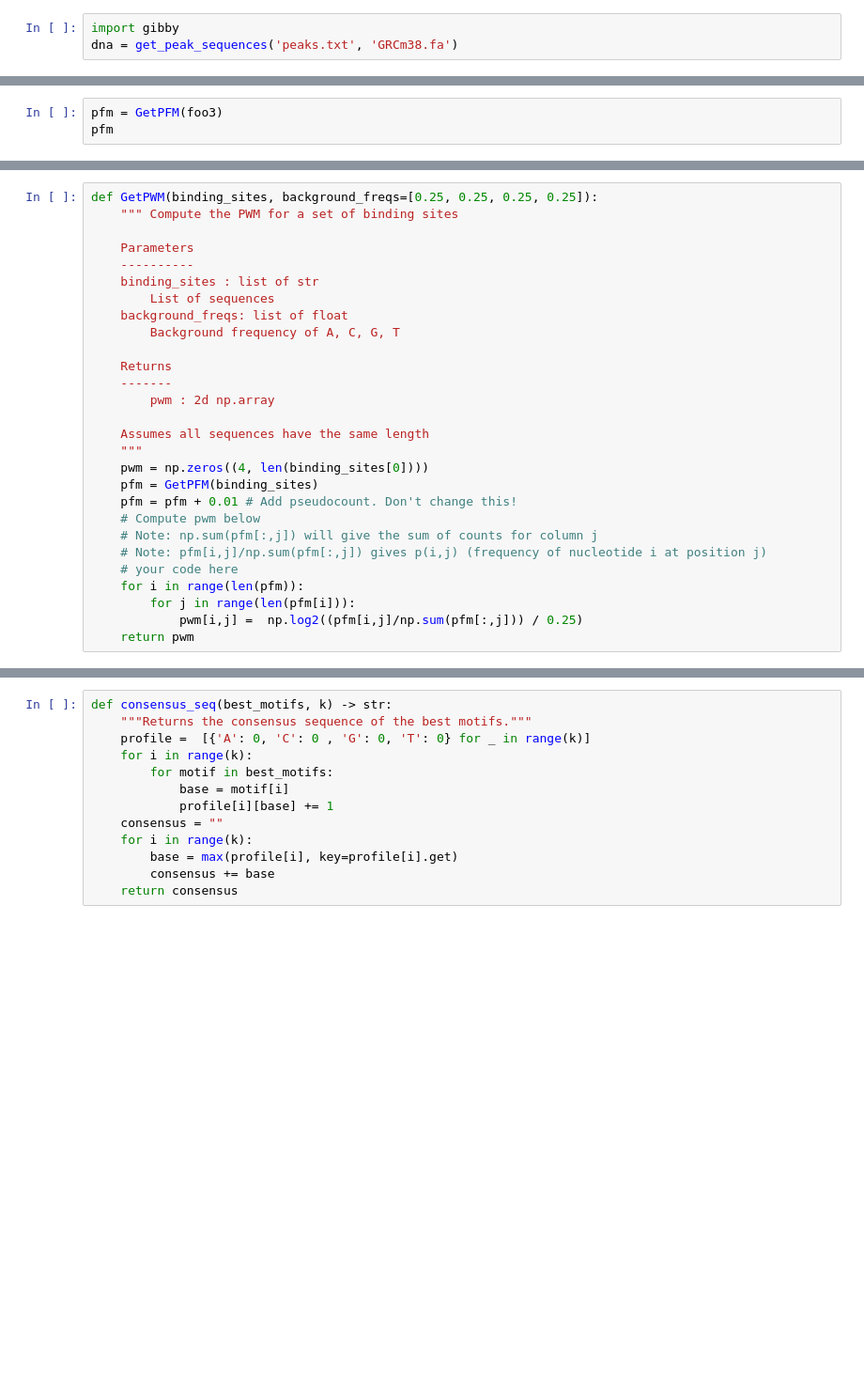
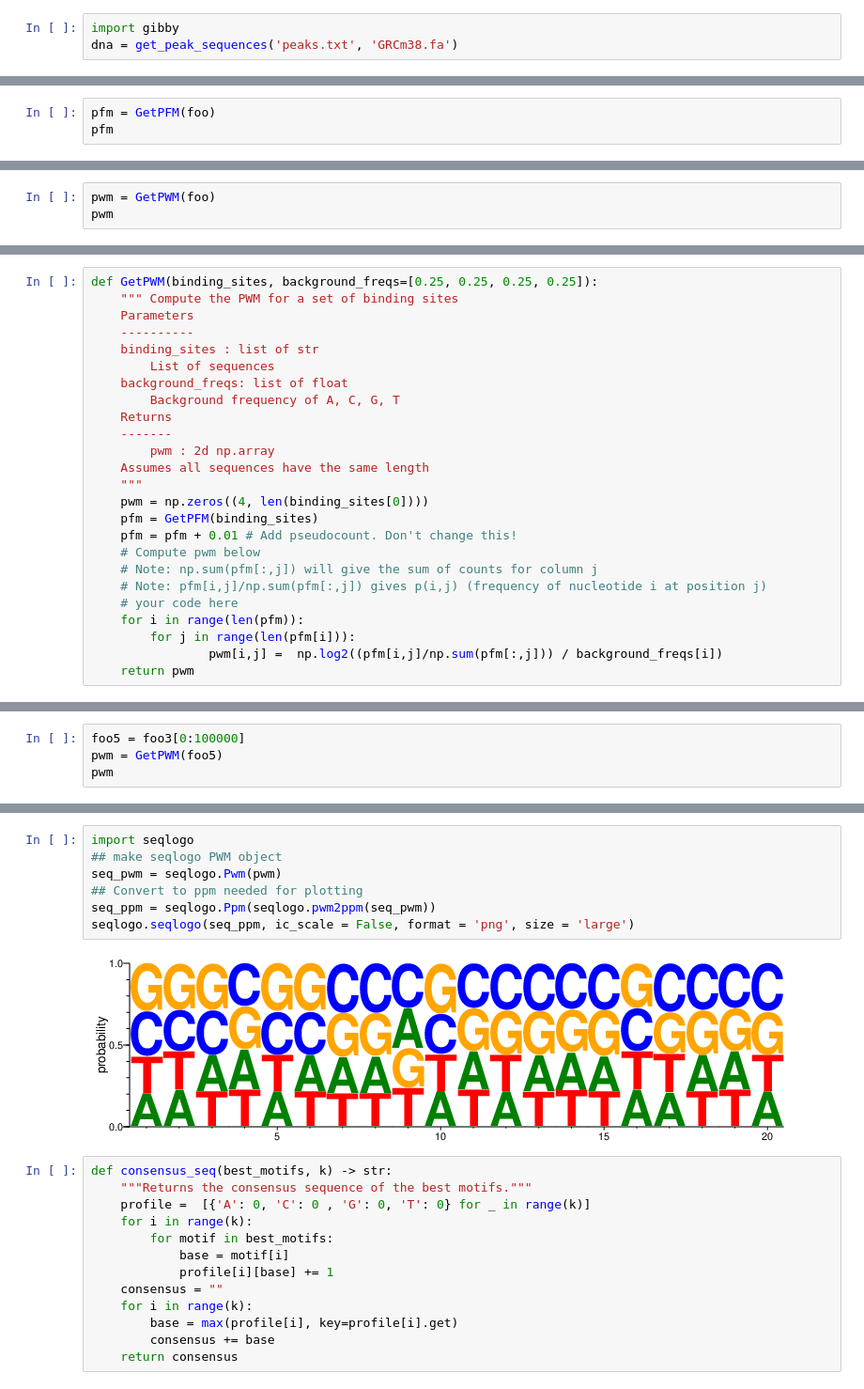
Before and after one commit to kairitanaka/gibby, a Jupyter notebook: extract_peak_seq.ipynb, the cells around one changed output, grey strips where cells are left out. Shown at 94% size. Drawn from its saved outputs; the diff is of its cells as text; blank space fills up the shorter version.

```diff
--- a/extract_peak_seq.ipynb
+++ b/extract_peak_seq.ipynb
@@ -145,4 +154,4 @@ def GetPFM(sequences):
 # %%
-pfm = GetPFM(foo3)
+pfm = GetPFM(foo)
 pfm
 # %% [output]
@@ -156,0 +166,3 @@ array([[680., 679., 675., 654., 722., 730., 678., 657., 689., 713., 703.,
+# %%
+pwm = GetPWM(foo)
+pwm
@@ -157,18 +186,15 @@ array([[680., 679., 675., 654., 722., 730., 678., 657., 689., 713., 703.,
 # %%
 def GetPWM(binding_sites, background_freqs=[0.25, 0.25, 0.25, 0.25]):
     """ Compute the PWM for a set of binding sites
-
     Parameters
     ----------
     binding_sites : list of str
         List of sequences
     background_freqs: list of float
         Background frequency of A, C, G, T
-
     Returns
     -------
         pwm : 2d np.array
-
     Assumes all sequences have the same length
     """
     pwm = np.zeros((4, len(binding_sites[0])))
@@ -180,5 +206,5 @@ def GetPWM(binding_sites, background_freqs=[0.25, 0.25, 0.25, 0.25]):
     # your code here
     for i in range(len(pfm)):
         for j in range(len(pfm[i])):
-            pwm[i,j] =  np.log2((pfm[i,j]/np.sum(pfm[:,j])) / 0.25)
+                pwm[i,j] =  np.log2((pfm[i,j]/np.sum(pfm[:,j])) / background_freqs[i])
     return pwm
@@ -241,0 +211,4 @@ lm.Logo(df)
+# %%
+foo5 = foo3[0:100000]
+pwm = GetPWM(foo5)
+pwm
@@ -242,3 +224,12 @@ lm.Logo(df)
+# %%
+import seqlogo
+## make seqlogo PWM object
+seq_pwm = seqlogo.Pwm(pwm)
+## Convert to ppm needed for plotting
+seq_ppm = seqlogo.Ppm(seqlogo.pwm2ppm(seq_pwm))
+seqlogo.seqlogo(seq_ppm, ic_scale = False, format = 'png', size = 'large')
+# %% [output]
+[figure, added]
 # %%
 def consensus_seq(best_motifs, k) -> str:
     """Returns the consensus sequence of the best motifs."""
```
Also changed, not shown: parts of 22 cells of this notebook.
